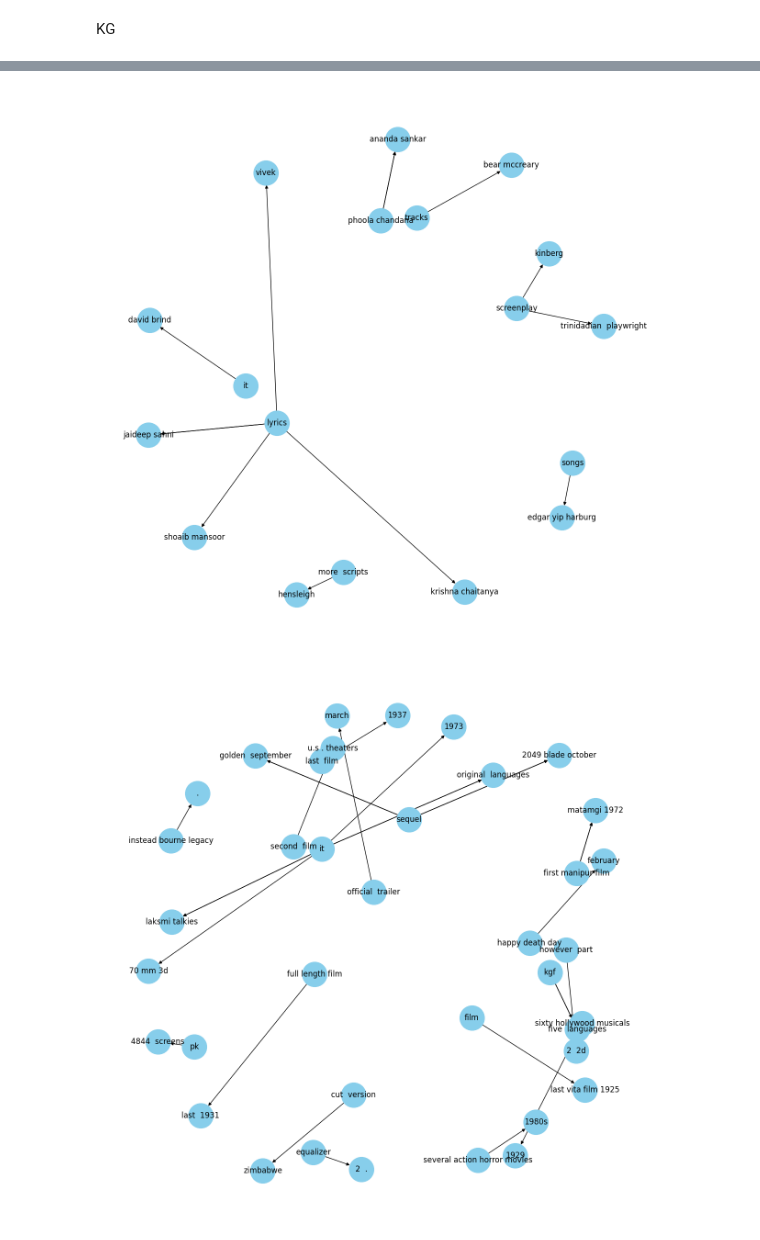
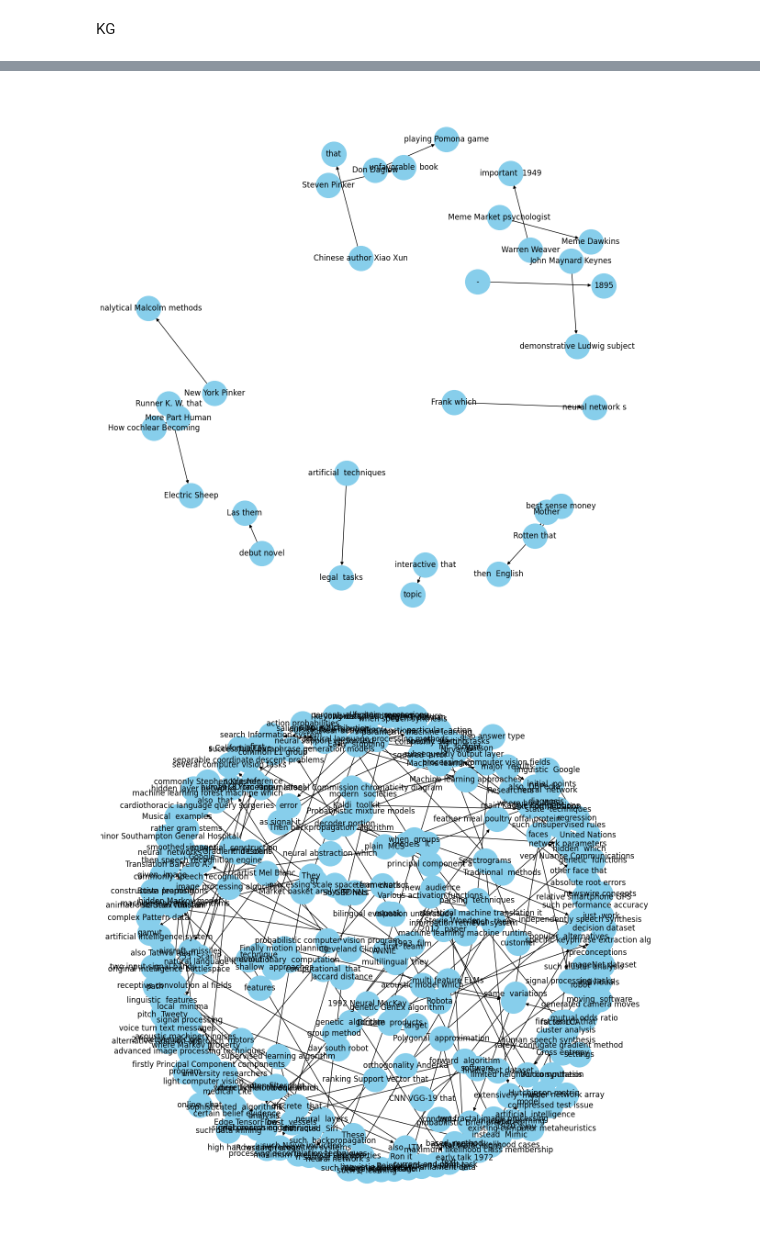
Before and after one commit to Arziva/Semantic_Nexus, a Jupyter notebook: NER.ipynb, the cells around one changed output, grey strips where cells are left out. Saved outputs shown, nothing was run; the diff lists cells and outputs as text; code cells hidden in the pictures.

```diff
--- a/NER.ipynb
+++ b/NER.ipynb
@@ -18,6 +18,6 @@ from tqdm import tqdm
 pd.set_option('display.max_colwidth', 200)
 %matplotlib inline
 # %%
-candidate_sentences = pd.read_csv("wiki_sentences_v2.csv")
+candidate_sentences = pd.read_csv("output-2.csv")
 candidate_sentences.shape
 # %% [output]
@@ -217,5 +217,5 @@ plt.show()
 # %%
-G=nx.from_pandas_edgelist(kg_df[kg_df['edge']=="written by"], "source", "target",
+G=nx.from_pandas_edgelist(kg_df[kg_df['edge']=="wrote"], "source", "target",
                           edge_attr=True, create_using=nx.MultiDiGraph())
 
 plt.figure(figsize=(12,12))
@@ -223,14 +223,14 @@ pos = nx.spring_layout(G, k = 0.5)
 nx.draw(G, with_labels=True, node_color='skyblue', node_size=1500, edge_cmap=plt.cm.Blues, pos = pos)
 plt.show()
 # %% [output]
-[figure, old version]
+[figure, new version]
 # %%
-G=nx.from_pandas_edgelist(kg_df[kg_df['edge']=="released in"], "source", "target",
+G=nx.from_pandas_edgelist(kg_df[kg_df['edge']=="used in"], "source", "target",
                           edge_attr=True, create_using=nx.MultiDiGraph())
 
 plt.figure(figsize=(12,12))
 pos = nx.spring_layout(G, k = 0.5)
 nx.draw(G, with_labels=True, node_color='skyblue', node_size=1500, edge_cmap=plt.cm.Blues, pos = pos)
 plt.show()
 # %% [output]
-[figure, old version]
+[figure, new version]
```
Also changed, not shown: parts of 6 cells of this notebook.
